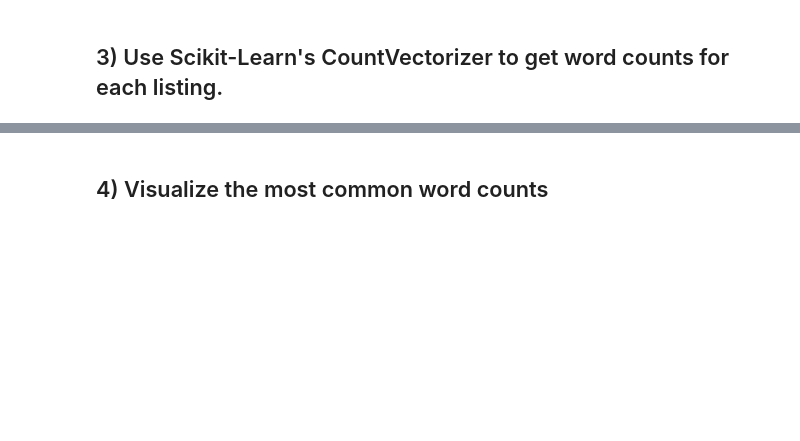
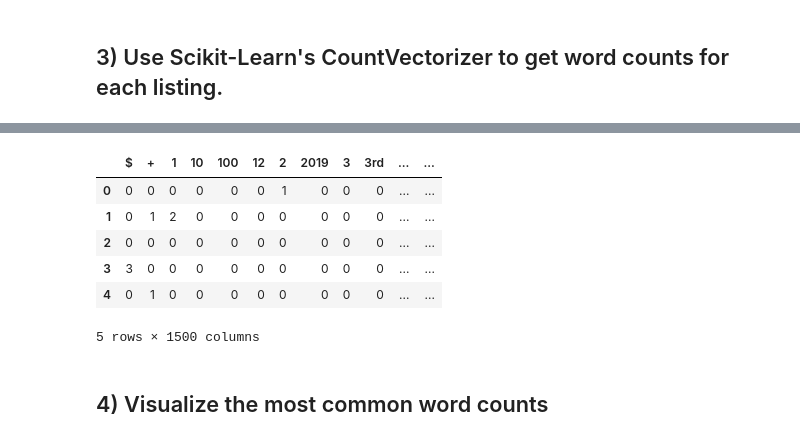
Before and after one commit to nedprz/DS-Unit-4-Sprint-1-NLP, a Jupyter notebook: module2-vector-representations/LS_DS_412_Vector_Representations_Assignment.ipynb, the cells around one changed output, grey strips where cells are left out. Drawn from its saved outputs; the diff is of its cells as text; code cells hidden in the pictures; blank space fills up the shorter version.

```diff
--- a/module2-vector-representations/LS_DS_412_Vector_Representations_Assignment.ipynb
+++ b/module2-vector-representations/LS_DS_412_Vector_Representations_Assignment.ipynb
@@ -71,0 +119,7 @@ raise Exception("\nThis task is not complete. \nReplace this line with your code
+# %%
+def tokenize(description):
+    doc = nlp(description)
+    return[token.lower_.strip() for token in doc if (token.is_stop != True) and (token.is_punct != True)]
+# %%
+vect = CountVectorizer(stop_words='english', max_features=1500, min_df=2, max_df=.98, tokenizer=tokenize)
+vect.fit(jobs['description'])
@@ -72,2 +134,14 @@ raise Exception("\nThis task is not complete. \nReplace this line with your code
+# %%
+dtm = vect.transform(jobs['description'])
+dtm = pd.DataFrame(dtm.todense(), columns=vect.get_feature_names())
+dtm.head()
+# %% [output]
+|  | $ | + | 1 | 10 | 100 | 12 | 2 | 2019 | 3 | 3rd | ... | ... |
+| 0 | 0 | 0 | 0 | 0 | 0 | 0 | 1 | 0 | 0 | 0 | ... | ... |
+| 1 | 0 | 1 | 2 | 0 | 0 | 0 | 0 | 0 | 0 | 0 | ... | ... |
+| 2 | 0 | 0 | 0 | 0 | 0 | 0 | 0 | 0 | 0 | 0 | ... | ... |
+| 3 | 3 | 0 | 0 | 0 | 0 | 0 | 0 | 0 | 0 | 0 | ... | ... |
+| 4 | 0 | 1 | 0 | 0 | 0 | 0 | 0 | 0 | 0 | 0 | ... | ... |
+5 rows × 1500 columns
 # %% [markdown]
 ## 4) Visualize the most common word counts
```
Also changed, not shown: parts of 14 cells of this notebook.
